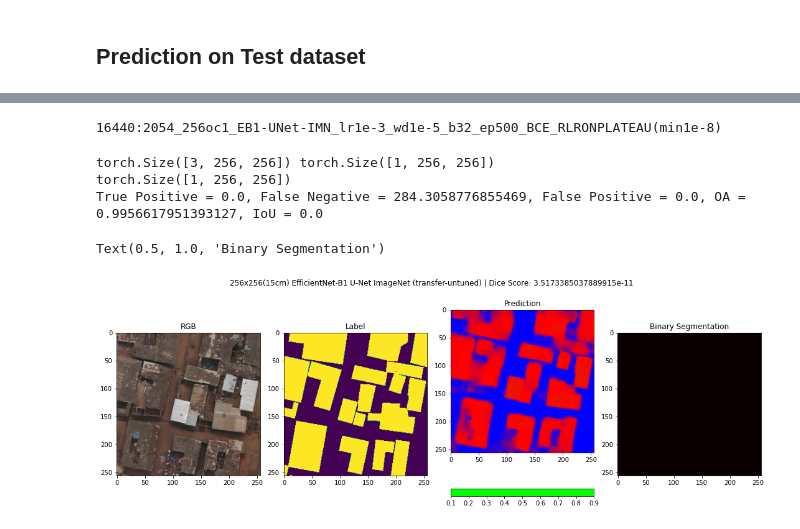
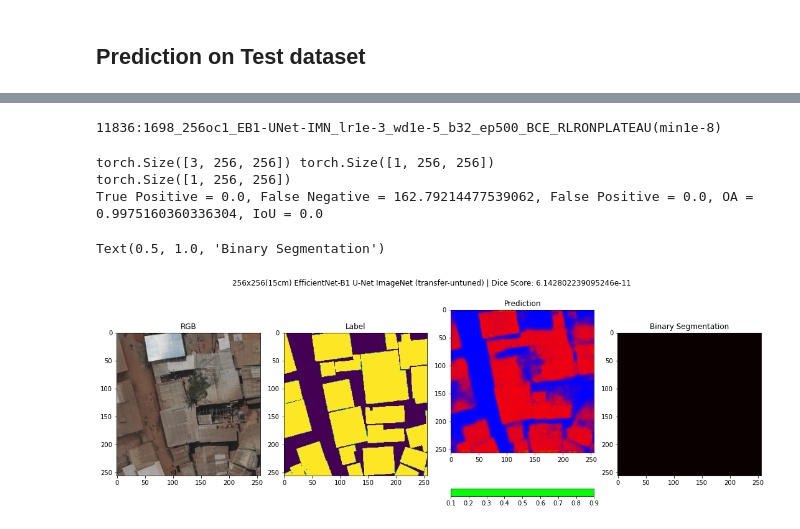
Before and after one commit to chrischank/HOTOSM_OAM_codeV2, a Jupyter notebook: Train_loop.ipynb, the cells around one changed output, grey strips where cells are left out. Cells and saved outputs as stored; diff of their text form; code cells hidden in the pictures.

Commit message:
Base Train for EB1-UNet-IMN 256x256

```diff
--- a/Train_loop.ipynb
+++ b/Train_loop.ipynb
@@ -501,7 +503,7 @@ torch.cuda.empty_cache()
 
 print(best_trial)
 # %%
-xp_name = "16440:2054_256oc1_EB1-UNet-IMN_lr1e-3_wd1e-5_b32_ep500_BCE_RLRONPLATEAU(min1e-8)"
+xp_name = "11836:1698_256oc1_EB1-UNet-IMN_lr1e-3_wd1e-5_b32_ep500_BCE_RLRONPLATEAU(min1e-8)"
 
 training_loop(n_epochs = 500,
               optimizer = torch.optim.Adam(Net.parameters(), lr = 1e-3, weight_decay = 1e-5),
@@ -544,7 +546,7 @@ Text(0.5, 1.0, 'LBL')
 # %%
 print(xp_name)
 # %% [output]
-16440:2054_256oc1_EB1-UNet-IMN_lr1e-3_wd1e-5_b32_ep500_BCE_RLRONPLATEAU(min1e-8)
+11836:1698_256oc1_EB1-UNet-IMN_lr1e-3_wd1e-5_b32_ep500_BCE_RLRONPLATEAU(min1e-8)
 # %%
 Net = smp.Unet(encoder_name = 'efficientnet-b1', encoder_depth = 4,
                encoder_weights = None, decoder_use_batchnorm = True,
@@ -552,7 +554,8 @@ Net = smp.Unet(encoder_name = 'efficientnet-b1', encoder_depth = 4,
                in_channels = 3, classes = 1, activation = "sigmoid", aux_params = None)
 
 checkpoint_dir = os.path.abspath("/home/mnt/HOTOSM_data/checkpoints")
-NN_weights = os.path.join(checkpoint_dir, xp_name, "16440:2054_256oc1_EB1-UNet-IMN_lr1e-3_wd1e-5_b32_ep500_BCE_RLRONPLATEAU(min1e-8)_iter_231813.pth")
+NN_weights = os.path.join(checkpoint_dir, xp_name, "11836:1698_256oc1_EB1-UNet-IMN_lr1e-3_wd1e-5_b32_ep500_BCE_RLRONPLATEAU(min1e-8)_iter_115069.pth")
+
 NN_weights = torch.load(NN_weights, map_location = device)
 
 Net.load_state_dict(NN_weights["Model:"])
@@ -590,35 +593,35 @@ with torch.no_grad():
 print("True Positive = {0}, False Negative = {1}, False Positive = {2}, OA = {3}, IoU = {4}".format(TP, FN, FP, OA, IoU))
 
 # Plotting the RGB, Prediction, and Confidence
 fig = plt.figure(figsize = (15, 6))
 ax = fig.add_subplot(1, 4, 1)
 fig.tight_layout(w_pad = 3)
 fig.suptitle("256x256(15cm) EfficientNet-B1 U-Net ImageNet (transfer-untuned) | Dice Score: {0}".format(dice_score))
 RGB = plt.imshow(test_pair[0].detach().cpu().numpy().transpose(1, 2, 0))
 ax.set_title('RGB')
 
 ax = fig.add_subplot(1, 4, 2)
 PILlbl = lbl.detach().cpu().numpy().transpose(1, 2, 0)
 plt.imshow(PILlbl)
 ax.set_title('Label')
 
 ax = fig.add_subplot(1, 4, 3)
 PILpred = prediction.detach().cpu().numpy().transpose(1, 2, 0)
 plt.imshow(PILpred, cmap = "brg")
 plt.colorbar(boundaries = np.arange(0.1, 1.0, 0.1), ticks = np.arange(0.1, 1.0, 0.1),
              orientation = "horizontal")
 ax.set_title('Prediction')
 
 ax = fig.add_subplot(1, 4, 4)
 PILbin = pred_BOOL.detach().cpu().numpy().transpose(1, 2, 0)
 plt.imshow(PILbin, cmap = "hot")
 ax.set_title('Binary Segmentation')
 # %% [output]
 torch.Size([3, 256, 256]) torch.Size([1, 256, 256])
 torch.Size([1, 256, 256])
-True Positive = 0.0, False Negative = 284.3058776855469, False Positive = 0.0, OA = 0.9956617951393127, IoU = 0.0
+True Positive = 0.0, False Negative = 162.79214477539062, False Positive = 0.0, OA = 0.9975160360336304, IoU = 0.0
 Text(0.5, 1.0, 'Binary Segmentation')
-[figure, old version]
+[figure, new version]
 # %%
 # Loading testing batch
 test_loader = DataLoader(Test, batch_size = 1, shuffle = True)
```
Also changed, not shown: parts of 6 cells of this notebook, 3 other files.
